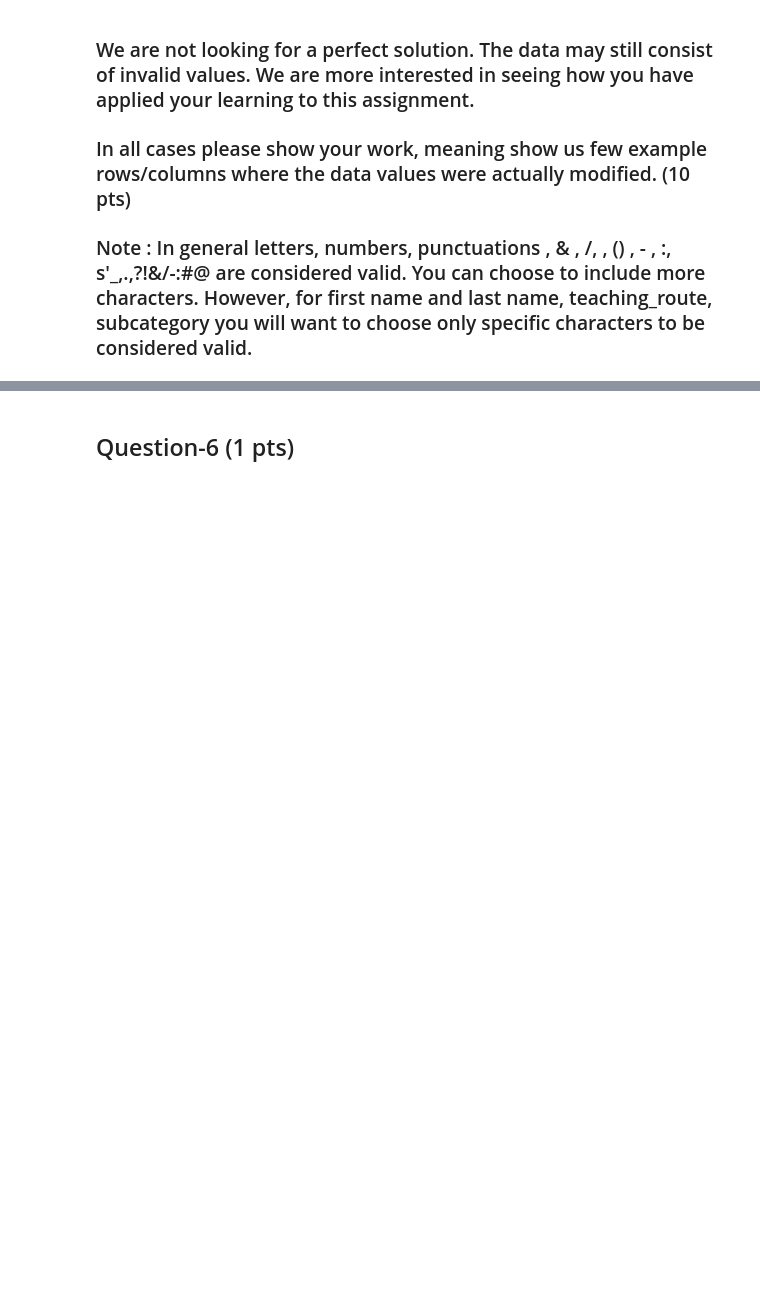
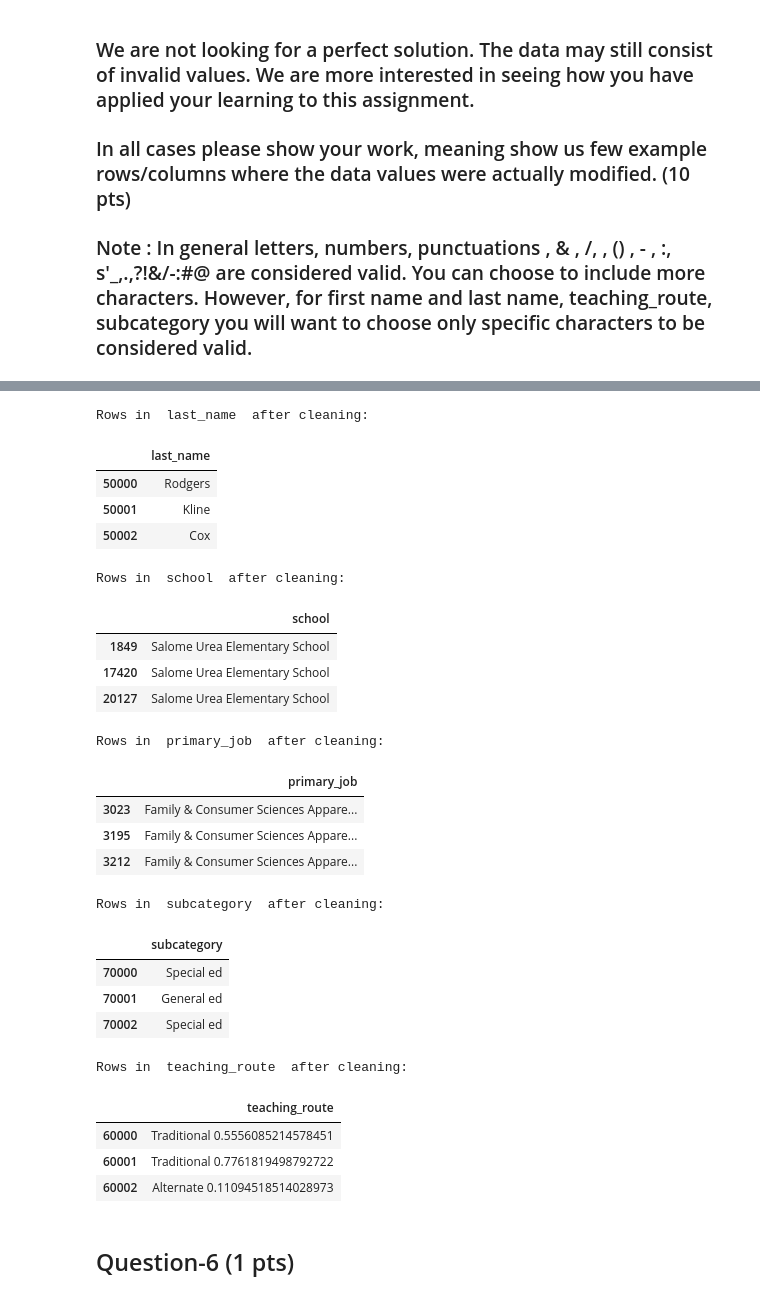
Before and after one commit to alexlford/VS-Code, a Jupyter notebook: pset4/PSET-4 - Managing Data Excercise 2.ipynb, the cells around one changed output, grey strips where cells are left out. Cells and saved outputs as stored; diff of their text form; code cells hidden in the pictures; blank space fills up the shorter version.

```diff
--- a/pset4/PSET-4 - Managing Data Excercise 2.ipynb
+++ b/pset4/PSET-4 - Managing Data Excercise 2.ipynb
@@ -214,0 +281,36 @@ NameError: name 're' is not defined
+# %%
+for col in string_cols:
+    df[col] = df[col].apply(remove_special_chars)
+# %%
+for col in string_cols:
+    if col in weird_before:
+        same_rows = weird_before[col]
+        if len(same_rows) > 0:
+            print("Rows in ", col," after cleaning:")
+            display(df.loc[same_rows.index, [col]].head(3))
+# %% [output]
+Rows in  last_name  after cleaning:
+|  | last_name |
+| 50000 | Rodgers |
+| 50001 | Kline |
+| 50002 | Cox |
+Rows in  school  after cleaning:
+|  | school |
+| 1849 | Salome Urea Elementary School |
+| 17420 | Salome Urea Elementary School |
+| 20127 | Salome Urea Elementary School |
+Rows in  primary_job  after cleaning:
+|  | primary_job |
+| 3023 | Family & Consumer Sciences Appare... |
+| 3195 | Family & Consumer Sciences Appare... |
+| 3212 | Family & Consumer Sciences Appare... |
+Rows in  subcategory  after cleaning:
+|  | subcategory |
+| 70000 | Special ed |
+| 70001 | General ed |
+| 70002 | Special ed |
+Rows in  teaching_route  after cleaning:
+|  | teaching_route |
+| 60000 | Traditional 0.5556085214578451 |
+| 60001 | Traditional 0.7761819498792722 |
+| 60002 | Alternate 0.11094518514028973 |
```
Also changed, not shown: parts of 15 cells of this notebook, 1 other file.
